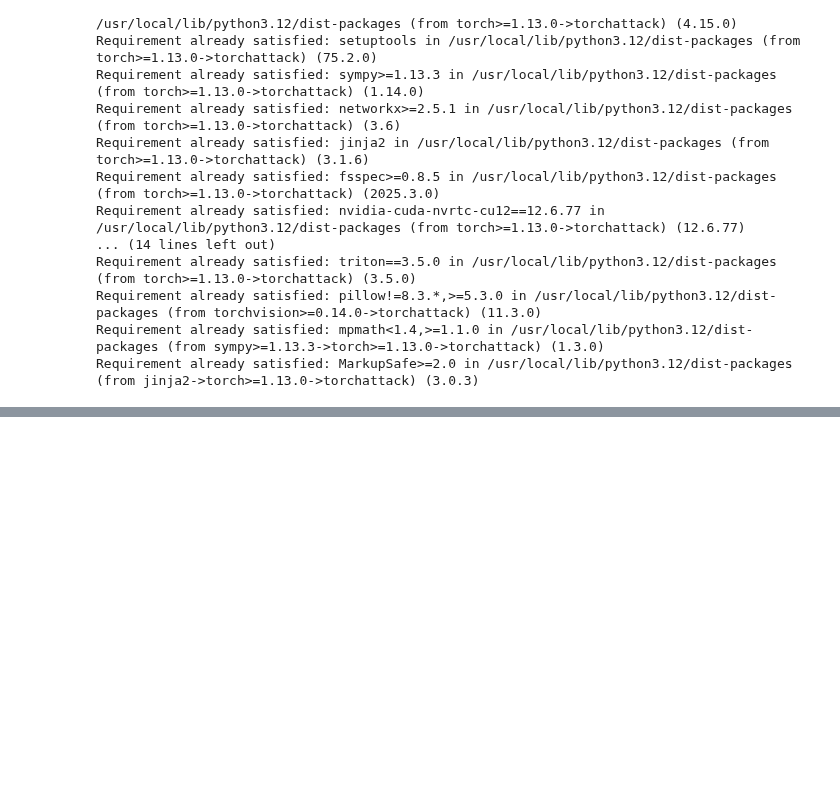
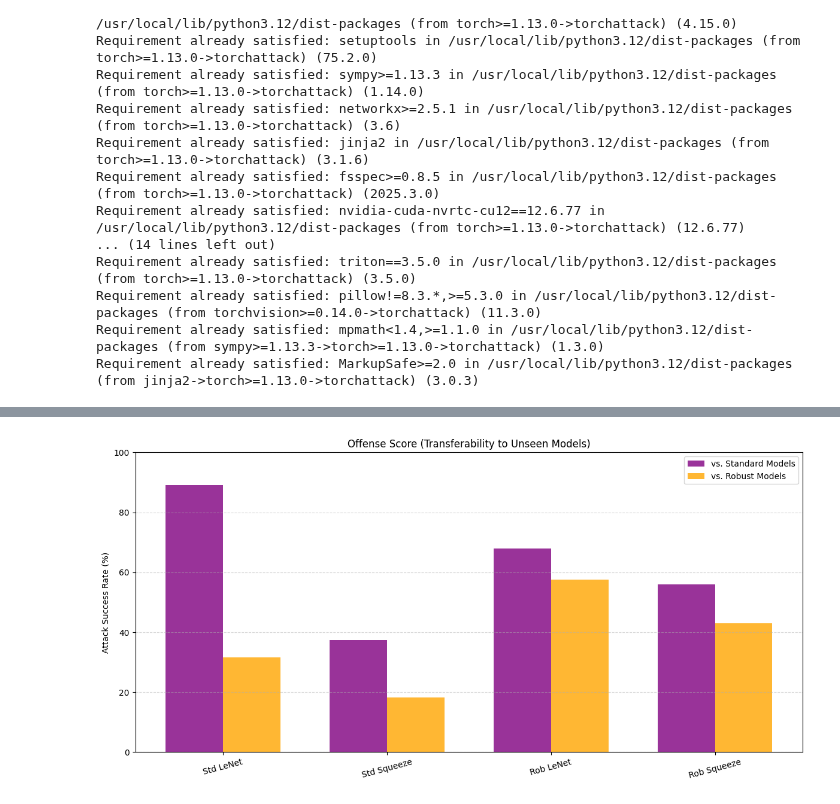
Before and after one commit to vm2781/adversarial_attacks, a Jupyter notebook: model_adversarial_analysis.ipynb, the cells around one changed output, grey strips where cells are left out. Saved outputs shown, nothing was run; the diff lists cells and outputs as text; code cells hidden in the pictures; blank space fills up the shorter version.

```diff
--- a/model_adversarial_analysis.ipynb
+++ b/model_adversarial_analysis.ipynb
@@ -194,19 +191,21 @@ RuntimeError: Error(s) in loading state_dict for SqueezeNetMNIST:
 # %%
 names = [c[0] for c in model_configs]
 x = np.arange(len(names))
 width = 0.35
 
 plt.figure(figsize=(12, 6))
-plt.bar(x - width/2, offense_vs_std, width, label='vs. Standard Zoo', color='purple', alpha=0.8)
-plt.bar(x + width/2, offense_vs_rob, width, label='vs. Robust Zoo', color='orange', alpha=0.8)
+plt.bar(x - width/2, offense_vs_std, width, label='vs. Standard Models', color='purple', alpha=0.8)
+plt.bar(x + width/2, offense_vs_rob, width, label='vs. Robust Models', color='orange', alpha=0.8)
 plt.xticks(x, names, rotation=15)
 plt.ylabel("Attack Success Rate (%)")
 plt.title("Offense Score (Transferability to Unseen Models)")
 plt.legend()
 plt.ylim(0, 100)
 plt.grid(axis='y', linestyle='--', alpha=0.5)
 plt.tight_layout()
 plt.show()
+# %% [output]
+[figure, added]
 # %%
 plt.figure(figsize=(10, 6))
 plt.bar(x, defense_scores, color='green', alpha=0.7, edgecolor='black')
```
Also changed, not shown: parts of 6 cells of this notebook.
